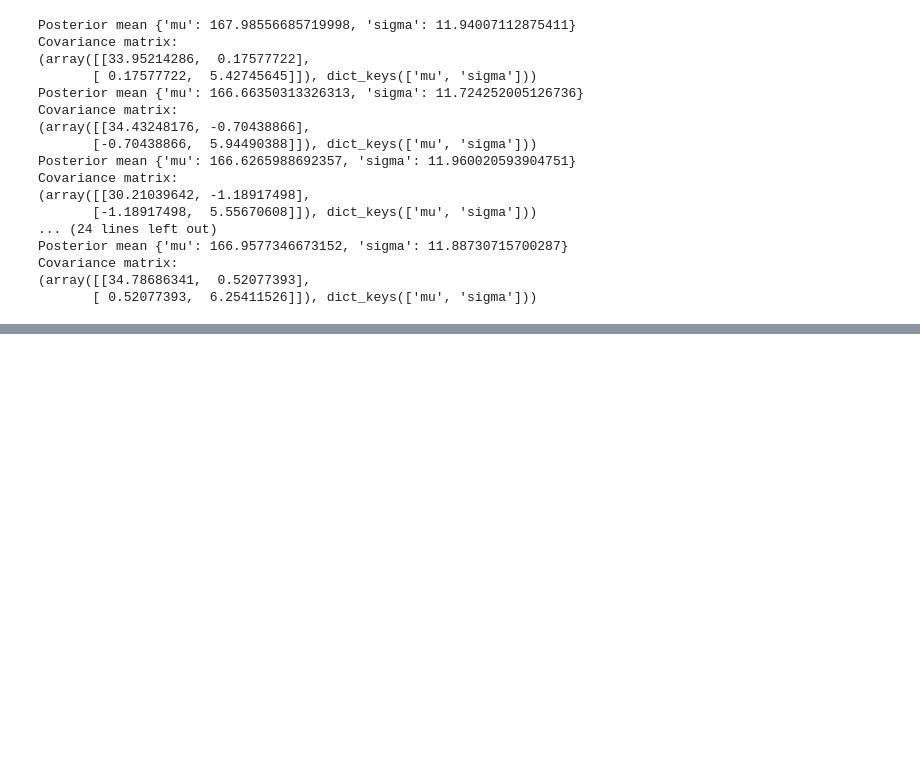
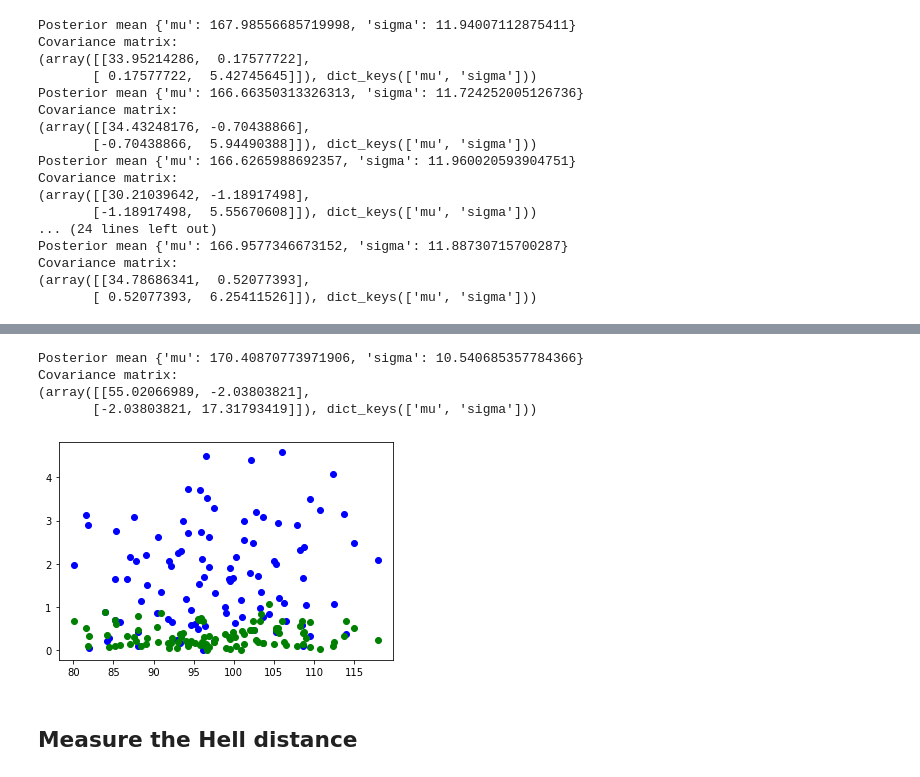
Before and after one commit to jiaao-wang98/Reconciling-Robustness-and-Interpretability-in-Machine-Learning, a Jupyter notebook: example_ABCpy.ipynb, the cells around one changed output, grey strips where cells are left out. Saved outputs shown, nothing was run; the diff lists cells and outputs as text; code cells hidden in the pictures; blank space fills up the shorter version.

```diff
--- a/example_ABCpy.ipynb
+++ b/example_ABCpy.ipynb
@@ -425,0 +764,63 @@ KeyboardInterrupt:
+# %%
+from abcpy.continuousmodels import Uniform, Normal as Gaussian
+from abcpy.statistics import Identity, LinearTransformation
+import numpy as np
+from abcpy.distances import Euclidean
+from abcpy.backends import BackendDummy as Backend
+from abcpy.inferences import RejectionABC
+
+# define priors
+mu = Uniform([[150], [200]], name="mu")
+sigma = Uniform([[5], [25]], name="sigma")
+# define the model
+height = Gaussian([mu, sigma], name='height')
+
+statistics_calculator = Identity(degree=2, cross=False)
+distance_calculator = Euclidean(statistics_calculator)
+backend = Backend()
+
+sampler = RejectionABC([height], [distance_calculator], backend, seed=1)
+
+# Try 100 times
+
+n_sample, n_samples_per_param = 250, 15
+epsilon = 5000
+
+height_obs0 = height.forward_simulate([170, 10], k=50)
+journal0 = sampler.sample([height_obs0], n_sample, n_samples_per_param, epsilon)
+print("Posterior mean", journal0.posterior_mean())
+print("Covariance matrix:")
+print(journal0.posterior_cov())
+#print(2*np.sqrt(journal.posterior_cov()[0][1][1]))
+distance_data = []
+distance_mean_mu = []
+distance_mean_sigma = []
+
+
+
+for i in range(100):
+    height_obs = height.forward_simulate([170, 10], k=50)
+    distance_data.append(np.linalg.norm(np.array(height_obs) - np.array(height_obs0)))
+    journal = sampler.sample([height_obs], n_sample, n_samples_per_param, epsilon)
+    #print("Posterior mean", journal.posterior_mean())
+    #print("Covariance matrix:")
+    #print(journal.posterior_cov())
+    #print(2*np.sqrt(journal.posterior_cov()[0][1][1]))
+    distance_mean_mu.append(np.linalg.norm(journal.posterior_mean()['mu'] - journal0.posterior_mean()['mu']))
+    distance_mean_sigma.append(np.linalg.norm(journal.posterior_mean()['sigma'] - journal0.posterior_mean()['sigma']))
+# %% [output]
+Posterior mean {'mu': 170.40870773971906, 'sigma': 10.540685357784366}
+Covariance matrix:
+(array([[55.02066989, -2.03803821],
+       [-2.03803821, 17.31793419]]), dict_keys(['mu', 'sigma']))
+# %%
+import matplotlib.pyplot as plt
+
+fig0 = plt.figure()
+plt.plot(distance_data, distance_mean_mu, 'bo')
+plt.plot(distance_data, distance_mean_sigma, 'go')
+plt.show()
+# %% [output]
+[figure, added]
+# %% [markdown]
+## Measure the Hell distance
```
Also changed, not shown: parts of 16 cells of this notebook.
